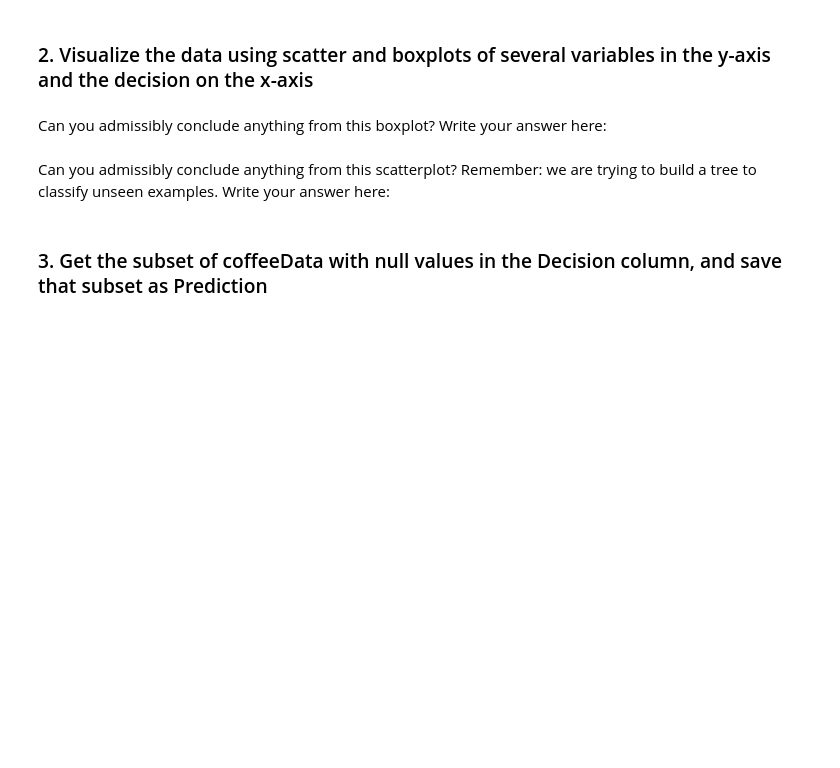
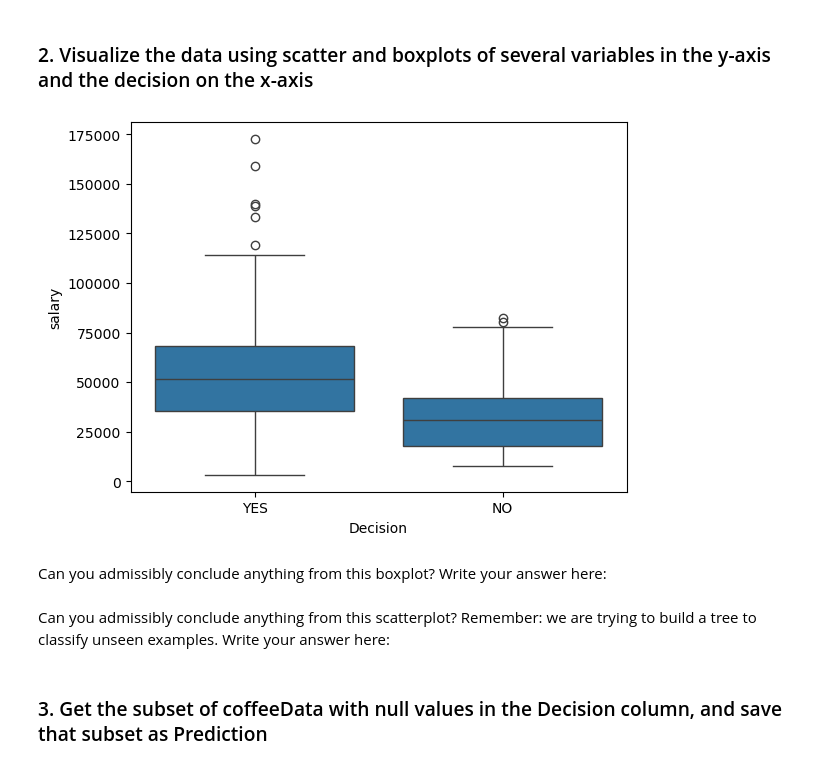
Before and after one commit to MIJUMBO/Decision-Tree---Specialty-Coffee-Case-Study, a Jupyter notebook: decision trees/Springboard Decision Tree Specialty Coffee Case Study - Tier 3.ipynb, the cells around one changed output. Cells and saved outputs as stored; diff of their text form; code cells hidden in the pictures; blank space fills up the shorter version.

```diff
--- a/decision trees/Springboard Decision Tree Specialty Coffee Case Study - Tier 3.ipynb
+++ b/decision trees/Springboard Decision Tree Specialty Coffee Case Study - Tier 3.ipynb
@@ -135,6 +188,6 @@ We can see a bunch of inconsistency here.
 Use replace() to make the values of the `gender` column just `Female` and `Male`.
 # %%
 # Replace all alternate values for the Female entry with 'Female'
-_ _ _
+coffeeData['Gender'] = coffeeData['Gender'].replace(['female', 'F', 'f ', 'FEMALE','Female'],'Female')
 # %%
 # Check out the unique values for the 'gender' column
@@ -142,5 +197,5 @@ _ _ _
 # %%
 # Replace all alternate values with "Male"
-_ _ _
+coffeeData['Gender'] = coffeeData['Gender'].replace(['Male','MALE', 'male','M'],'Male')
 # %%
 # Let's check the unique values of the column "gender"
@@ -152,7 +211,7 @@ _ _ _
 We now want to replace `1.0` and `0.0` in the `Decision` column by `YES` and `NO` respectively.
 # %%
 # Replace 1.0 and 0.0 by 'Yes' and 'No'
-_ _ _
-_ _ _
+coffeeData['Decision'] = coffeeData['Decision'].replace(1.0, 'YES')
+coffeeData['Decision'] = coffeeData['Decision'].replace(0.0, 'NO')
 # %%
 # Check that our replacing those values with 'YES' and 'NO' worked, with unique()
@@ -170,6 +231,5 @@ To execute the train/test split properly, we need to do five things:
 # %%
 # NoPrediction will contain all known values for the decision
 # Call dropna() on coffeeData, and store the result in a variable NOPrediction
-# Call describe() on the Decision column of NoPrediction after calling dropna() on coffeeData
-_ _ _
-_ _ _
+NoPrediction = coffeeData.dropna(subset=['Decision'])
+NoPrediction.describe()
@@ -178,8 +248,10 @@ _ _ _
 # %%
 # Exploring our new NOPrediction dataset
 # Make a boxplot on NOPrediction where the x axis is Decision, and the y axis is spent_last_week
-_ _ _
-_ _ _
+sns.boxplot(y='salary', x='Decision', data=NoPrediction)
+plt.show()
+# %% [output]
+[figure, added]
 # %% [markdown]
 Can you admissibly conclude anything from this boxplot? Write your answer here:
 # %%
```
Also changed, not shown: parts of 16 cells of this notebook.
